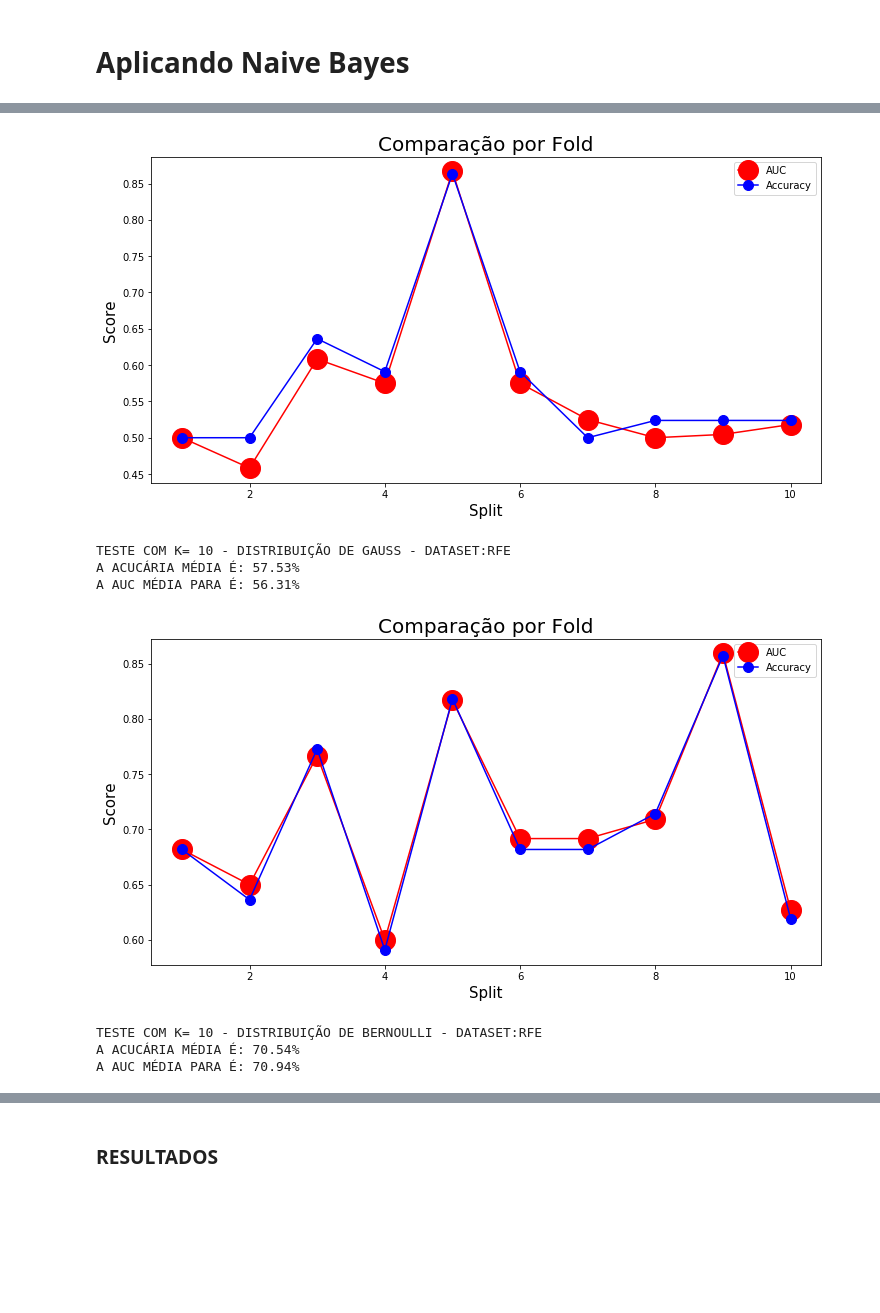
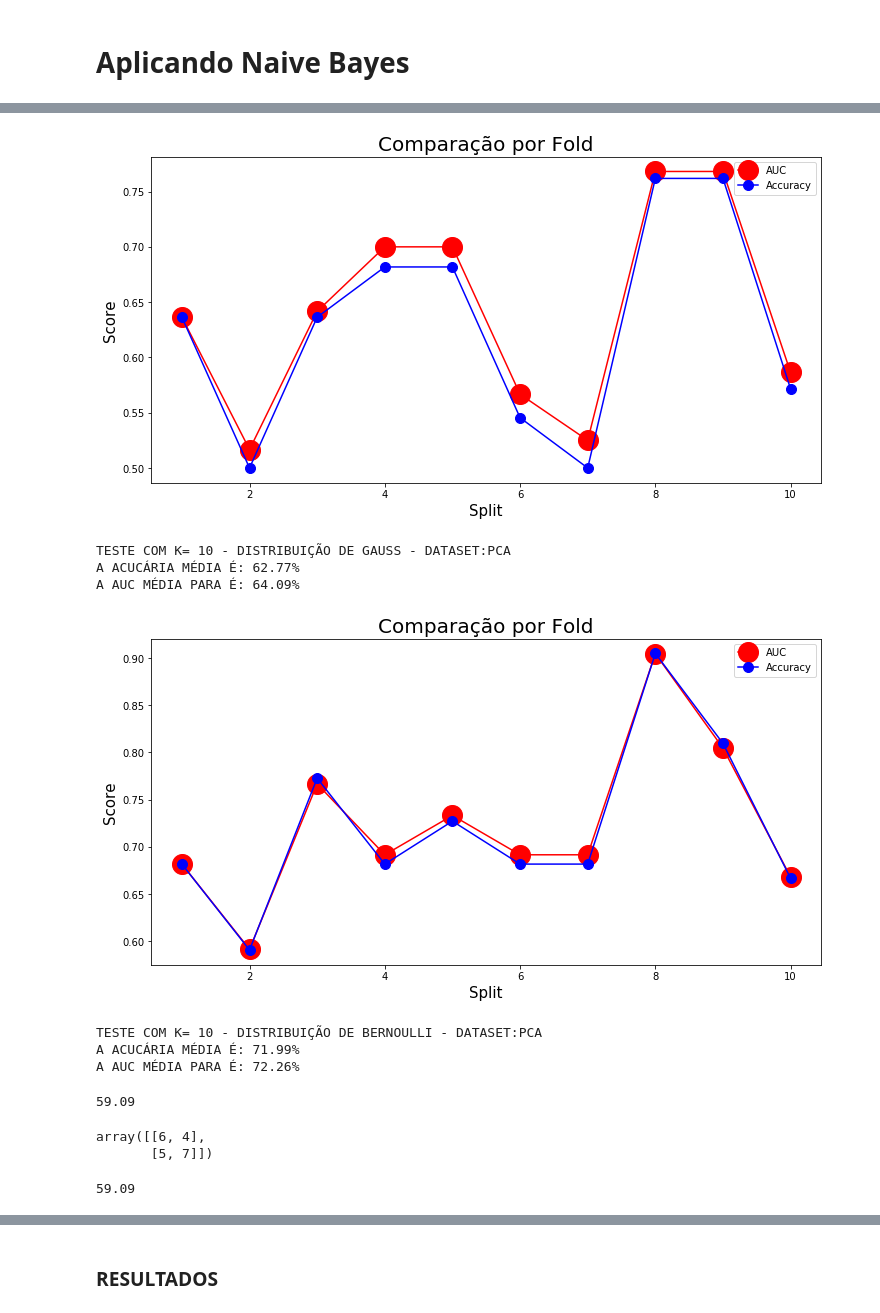
Before and after one commit to diegodedize/Rec_Padroes_PPGI_2020, a Jupyter notebook: NOTEBOOKS/DD_Rec_Padroes_imagens_coronarias.ipynb, the cells around one changed output, grey strips where cells are left out. Drawn from its saved outputs; the diff is of its cells as text; code cells hidden in the pictures; blank space fills up the shorter version.

```diff
--- a/NOTEBOOKS/DD_Rec_Padroes_imagens_coronarias.ipynb
+++ b/NOTEBOOKS/DD_Rec_Padroes_imagens_coronarias.ipynb
@@ -849,0 +952,14 @@ k = 10: NORMAL: 10| CMD: 11| Total: 21| NORMAL: 47.62% CMD: 52.38%
+# %%
+#df_nb = pd.read_csv("../RESULTADOS/df_final_20200510.csv") #COMPLETO
+#dataset_testado = 'COMPLETO'
+
+df_nb = pd.read_csv("../RESULTADOS/df_pca_pc53_20200510.csv") #PCA
+dataset_testado = 'PCA'
+
+#df_nb = pd.read_csv("../RESULTADOS/df_kbest_fclassif_20200510.csv") #KBEST
+#dataset_testado = 'KBEST'
+
+#df_nb = pd.read_csv("../RESULTADOS/df_RFE_20200510.csv") #RFE
+#dataset_testado = 'RFE'
+
+df_nb.head(3)
@@ -850,16 +971,2 @@ k = 10: NORMAL: 10| CMD: 11| Total: 21| NORMAL: 47.62% CMD: 52.38%
 # %% [markdown]
 # Aplicando Naive Bayes
-# %%
-#df_nb = pd.read_csv("../RESULTADOS/df_final_20200510.csv") #COMPLETO
-#dataset_testado = 'COMPLETO'
-
-#df_nb = pd.read_csv("../RESULTADOS/df_pca_pc53_20200510.csv") #PCA
-#dataset_testado = 'PCA'
-
-#df_nb = pd.read_csv("../RESULTADOS/df_kbest_fclassif_20200510.csv") #KBEST
-#dataset_testado = 'KBEST'
-
-df_nb = pd.read_csv("../RESULTADOS/df_RFE_20200510.csv") #RFE
-dataset_testado = 'RFE'
-
-df_nb.head(3)
@@ -902,6 +1004,7 @@ cv = StratifiedKFold(n_splits=k_qtd, shuffle=True, random_state=1)
 
 vauc = []
 vacc = []
+mc = []
 
 ns = 0
 lns = []
@@ -913,37 +1016,38 @@ for train_index, test_index in cv.split(XX, Y):
     y_train, y_test = Y[train_index], Y[test_index]
 
     # Treinando e aplicando o modelo NB na base inteira
     modelGNB = GaussianNB()
     modelGNB.fit(x_train, y_train)
     y_pred = modelGNB.predict(x_test)
     score = accuracy_score(y_pred, y_test)
 
     # Calculando os resultados da curva roc (vauc) e acurácia (vacc)
     vauc.append(roc_auc_score(y_test, y_pred))
     vacc.append(accuracy_score(y_pred, y_test))
+    mc.append(confusion_matrix(y_pred, y_test))
 
 Media_AUC = round((sum(vauc)*100)/k_qtd,2)
 Media_ACC = round((sum(vacc)*100)/k_qtd,2)
 
 # Gráfico de comparação
 plt.figure(figsize=(12,6))
 plt.plot(lns, vauc, '-ro', label= 'AUC', markersize=20)
 plt.plot(lns, vacc, '-bo', label = 'Accuracy', markersize=10)
 plt.xlabel('Split', fontsize = 15)
 plt.ylabel('Score', fontsize = 15)
 plt.title('Comparação por Fold', fontsize = 20)
 plt.legend()
 plt.show()
 
 print()
 print(f'TESTE COM K= {k_qtd} - DISTRIBUIÇÃO DE GAUSS - DATASET:{dataset_testado}')
 print(f'A ACUCÁRIA MÉDIA É: {Media_ACC}%')
 print(f'A AUC MÉDIA PARA É: {Media_AUC}%')
 # %% [output]
-[figure, old version]
+[figure, new version]
-TESTE COM K= 10 - DISTRIBUIÇÃO DE GAUSS - DATASET:RFE
-A ACUCÁRIA MÉDIA É: 57.53%
-A AUC MÉDIA PARA É: 56.31%
+TESTE COM K= 10 - DISTRIBUIÇÃO DE GAUSS - DATASET:PCA
+A ACUCÁRIA MÉDIA É: 62.77%
+A AUC MÉDIA PARA É: 64.09%
 # %%
 # Bernouilli
 k_qtd = 10
@@ -951,6 +1055,7 @@ cv = StratifiedKFold(n_splits=k_qtd, shuffle=True, random_state=1)
 
 vauc = []
 vacc = []
+mc = []
 
 ns = 0
 lns = []
@@ -962,10 +1067,14 @@ for train_index, test_index in cv.split(XX, Y):
     y_train, y_test = Y[train_index], Y[test_index]
 
     # Treinando e aplicando o modelo NB na base inteira
-    modelBNB = BernoulliNB()
+    modelBNB = BernoulliNB(alpha=0.6,binarize=0.5)
     modelBNB.fit(x_train, y_train)
     y_pred = modelBNB.predict(x_test)
     score = accuracy_score(y_pred, y_test)
+    mc.append(confusion_matrix(y_test,y_pred))
+
+
+
 
     # Calculando os resultados da curva roc (vauc) e acurácia (vacc)
     vauc.append(roc_auc_score(y_test, y_pred))
@@ -989,7 +1098,26 @@ print(f'TESTE COM K= {k_qtd} - DISTRIBUIÇÃO DE BERNOULLI - DATASET:{dataset_te
 print(f'A ACUCÁRIA MÉDIA É: {Media_ACC}%')
 print(f'A AUC MÉDIA PARA É: {Media_AUC}%')
 # %% [output]
-[figure, old version]
+[figure, new version]
-TESTE COM K= 10 - DISTRIBUIÇÃO DE BERNOULLI - DATASET:RFE
-A ACUCÁRIA MÉDIA É: 70.54%
-A AUC MÉDIA PARA É: 70.94%
+TESTE COM K= 10 - DISTRIBUIÇÃO DE BERNOULLI - DATASET:PCA
+A ACUCÁRIA MÉDIA É: 71.99%
+A AUC MÉDIA PARA É: 72.26%
+# %%
+round(vacc[1]*100,2)
+# %% [output]
+59.09
+# %%
+mc[1]
+# %% [output]
+array([[6, 4],
+       [5, 7]])
+# %%
+TP = mc[1][0][0]
+TN = mc[1][1][1]
+FP = mc[1][0][1]
+FN = mc[1][1][0]
+
+acuracia = (TP+TN)/22
+round(acuracia*100,2)
+# %% [output]
+59.09
```
Also changed, not shown: parts of 11 cells of this notebook, 3 other files.
